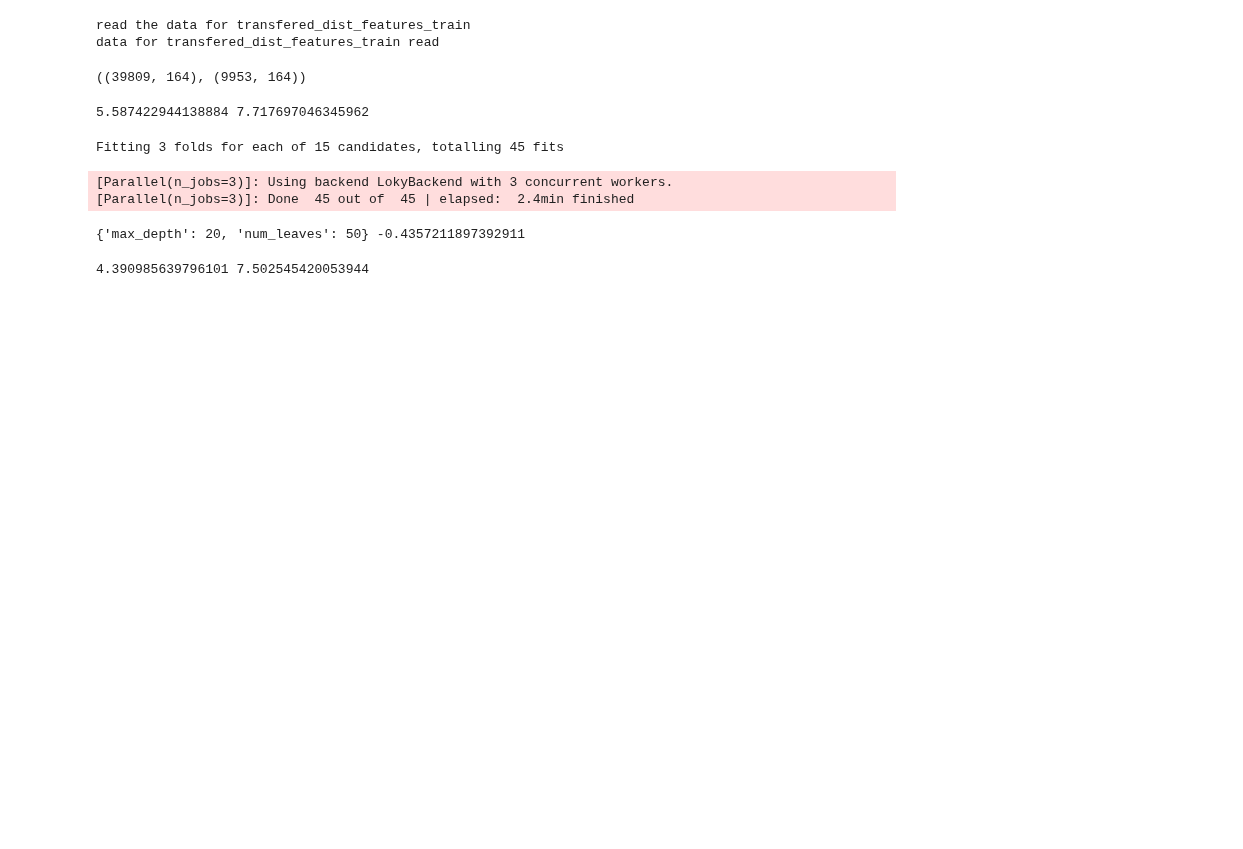
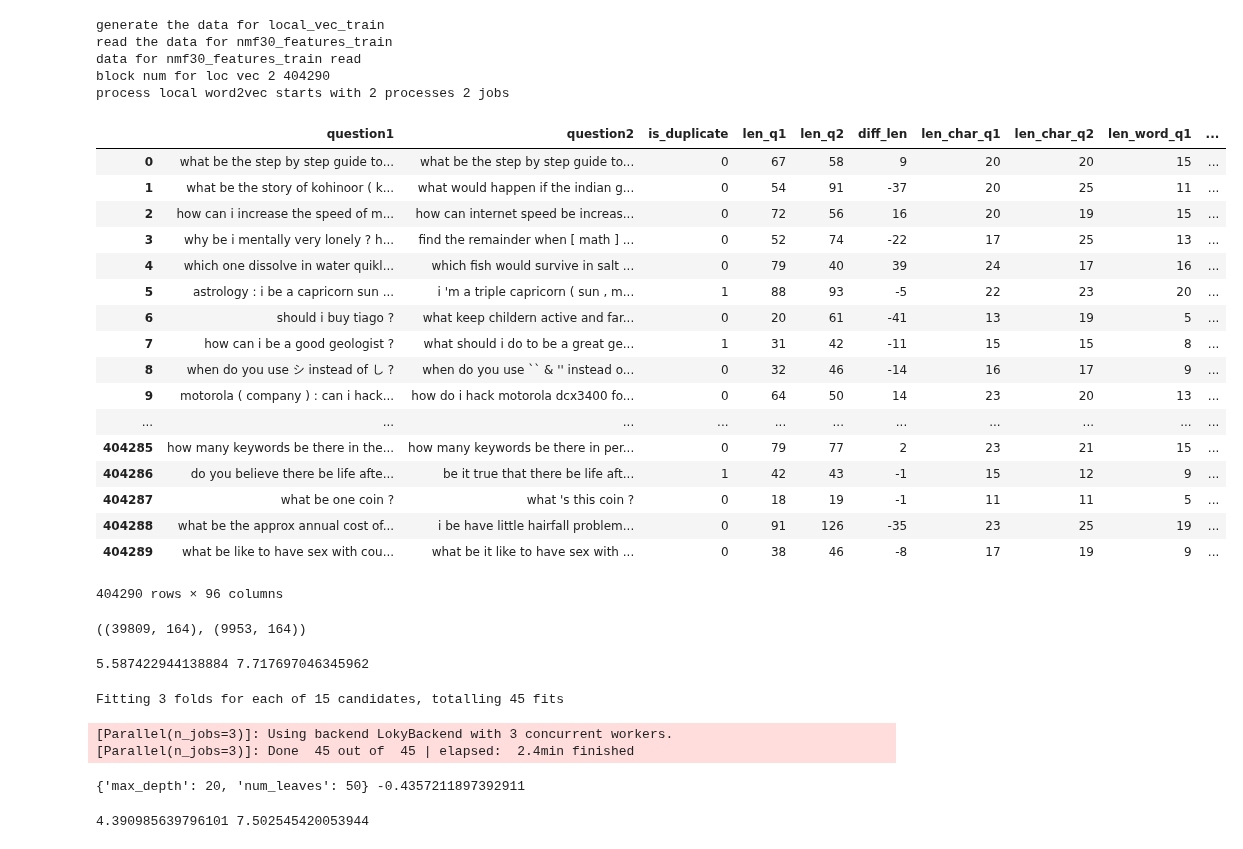
Before and after one commit to Luminosite/ud_quora, a Jupyter notebook: data_check_2.ipynb, the cells around one changed output. Drawn from its saved outputs; the diff is of its cells as text; code cells hidden in the pictures; blank space fills up the shorter version.

Commit message:
fix bug of multi process for concat different part of dataframe

```diff
--- a/data_check_2.ipynb
+++ b/data_check_2.ipynb
@@ -1,9 +1,36 @@
 # %%
-import features as ft
-t_data = ft.gen_transfered_dist_feature()[:50000]
+import features_mp as ft
+# t_data = ft.gen_n_feature(nf=5)
-# %% [output]
-read the data for transfered_dist_features_train
-data for transfered_dist_features_train read
+# %%
+t_data = ft.gen_n_feature(nf=9)
+print(t_data.shape)
+# %% [output]
+generate the data for local_vec_train
+read the data for nmf30_features_train
+data for nmf30_features_train read
+block num for loc vec 2 404290
+process local word2vec starts with 2 processes 2 jobs
+# %%
+t_data
+# %% [output]
+|  | question1 | question2 | is_duplicate | len_q1 | len_q2 | diff_len | len_char_q1 | len_char_q2 | len_word_q1 | ... |
+| 0 | what be the step by step guide to... | what be the step by step guide to... | 0 | 67 | 58 | 9 | 20 | 20 | 15 | ... |
+| 1 | what be the story of kohinoor ( k... | what would happen if the indian g... | 0 | 54 | 91 | -37 | 20 | 25 | 11 | ... |
+| 2 | how can i increase the speed of m... | how can internet speed be increas... | 0 | 72 | 56 | 16 | 20 | 19 | 15 | ... |
+| 3 | why be i mentally very lonely ? h... | find the remainder when [ math ] ... | 0 | 52 | 74 | -22 | 17 | 25 | 13 | ... |
+| 4 | which one dissolve in water quikl... | which fish would survive in salt ... | 0 | 79 | 40 | 39 | 24 | 17 | 16 | ... |
+| 5 | astrology : i be a capricorn sun ... | i 'm a triple capricorn ( sun , m... | 1 | 88 | 93 | -5 | 22 | 23 | 20 | ... |
+| 6 | should i buy tiago ? | what keep childern active and far... | 0 | 20 | 61 | -41 | 13 | 19 | 5 | ... |
+| 7 | how can i be a good geologist ? | what should i do to be a great ge... | 1 | 31 | 42 | -11 | 15 | 15 | 8 | ... |
+| 8 | when do you use シ instead of し ? | when do you use `` & '' instead o... | 0 | 32 | 46 | -14 | 16 | 17 | 9 | ... |
+| 9 | motorola ( company ) : can i hack... | how do i hack motorola dcx3400 fo... | 0 | 64 | 50 | 14 | 23 | 20 | 13 | ... |
+| ... | ... | ... | ... | ... | ... | ... | ... | ... | ... | ... |
+| 404285 | how many keywords be there in the... | how many keywords be there in per... | 0 | 79 | 77 | 2 | 23 | 21 | 15 | ... |
+| 404286 | do you believe there be life afte... | be it true that there be life aft... | 1 | 42 | 43 | -1 | 15 | 12 | 9 | ... |
+| 404287 | what be one coin ? | what 's this coin ? | 0 | 18 | 19 | -1 | 11 | 11 | 5 | ... |
+| 404288 | what be the approx annual cost of... | i be have little hairfall problem... | 0 | 91 | 126 | -35 | 23 | 25 | 19 | ... |
+| 404289 | what be like to have sex with cou... | what be it like to have sex with ... | 0 | 38 | 46 | -8 | 17 | 19 | 9 | ... |
+404290 rows × 96 columns
 # %%
 import pandas as pd
 import numpy as np
```
Also changed, not shown: 3 other files.
